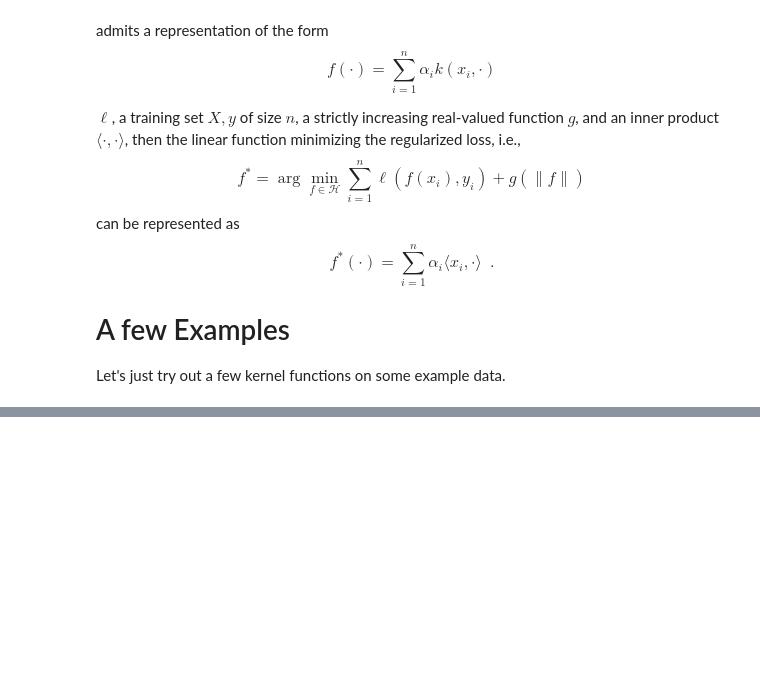
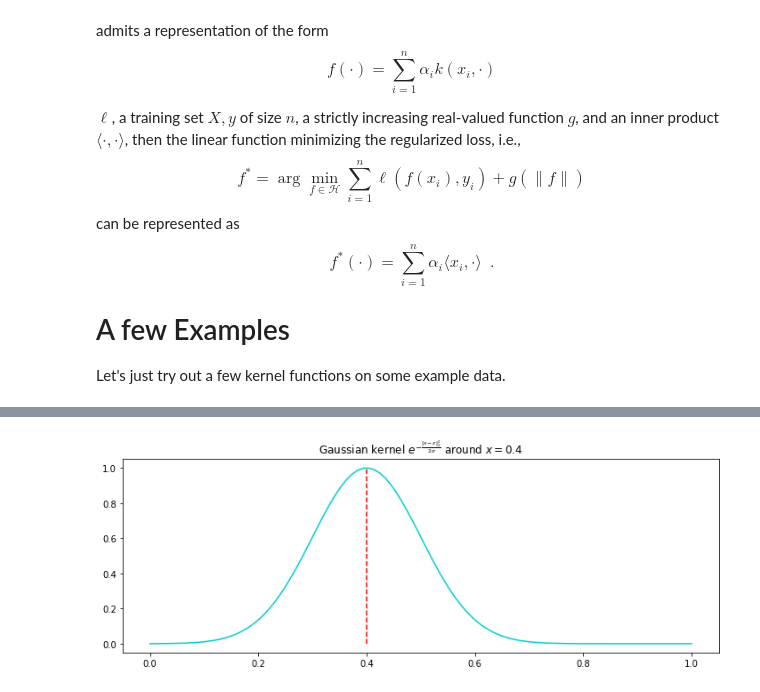
Before and after one commit to kampmichael/machineLearningExplained, a Jupyter notebook: Kernel Methods/The Kernel Trick.ipynb, the cells around one changed output, grey strips where cells are left out. Saved outputs shown, nothing was run; the diff lists cells and outputs as text; code cells hidden in the pictures; blank space fills up the shorter version.

Commit message:
Added stuff about the Gaussian kernel.

```diff
--- a/Kernel Methods/The Kernel Trick.ipynb
+++ b/Kernel Methods/The Kernel Trick.ipynb
@@ -395,0 +404,19 @@ plt.show()
+# %%
+import matplotlib.colors as mcolors
+def drawKernel(sv, sigma, ax, alpha=1.0, xmin = None, xmax = None):
+    if xmin is None:
+        xmin = ax.get_xlim()[0]
+    if xmax is None:
+        xmax = ax.get_xlim()[1]
+    x_c = np.linspace(xmin, xmax, 100)
+    y = alpha*np.array([np.exp(-1*np.linalg.norm(sv-x)**2 / (2*sigma)) for x in x_c])
+    ax.plot(x_c, y, color='darkturquoise')
+    ax.vlines(sv, 0.,alpha,colors='r', linestyles ='dashed')
+# %%
+fig, ax = plt.subplots(1, 1, figsize = (12,4))
+sv = 0.4
+drawKernel(sv, .01, ax)
+ax.set_title(r'Gaussian kernel $e^{-\frac{\|x-z\|_2^2}{2\sigma}}$ around $x=0.4$')
+plt.show()
+# %% [output]
+[figure, added]
```
Also changed, not shown: parts of 14 cells of this notebook.
